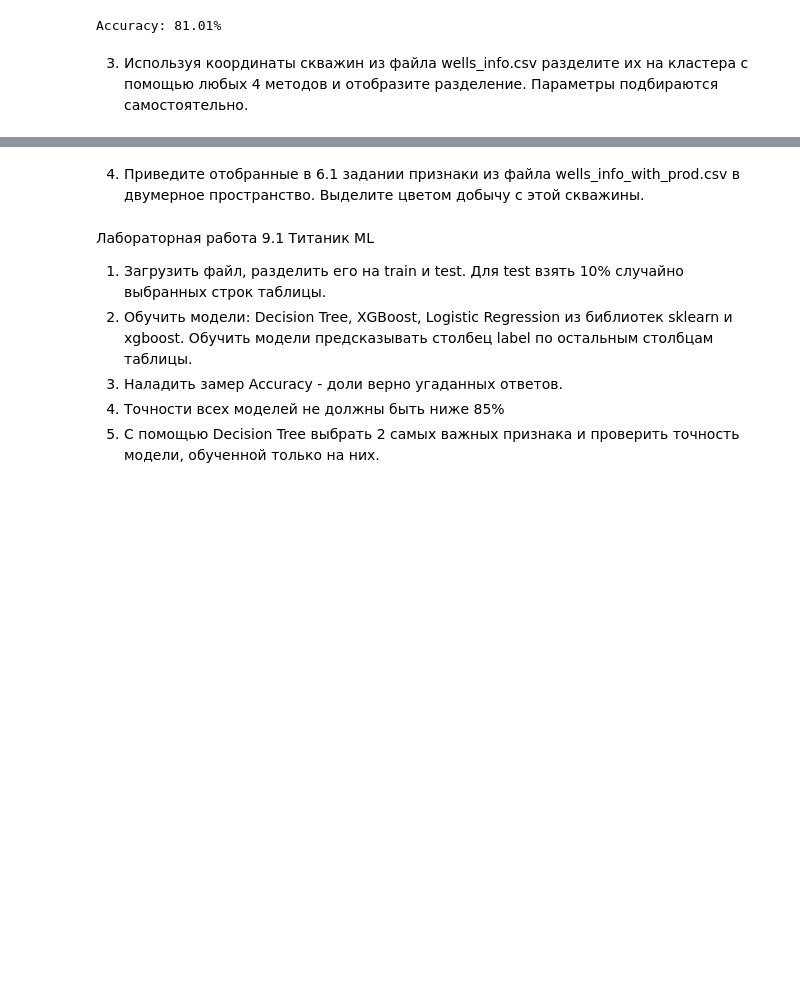
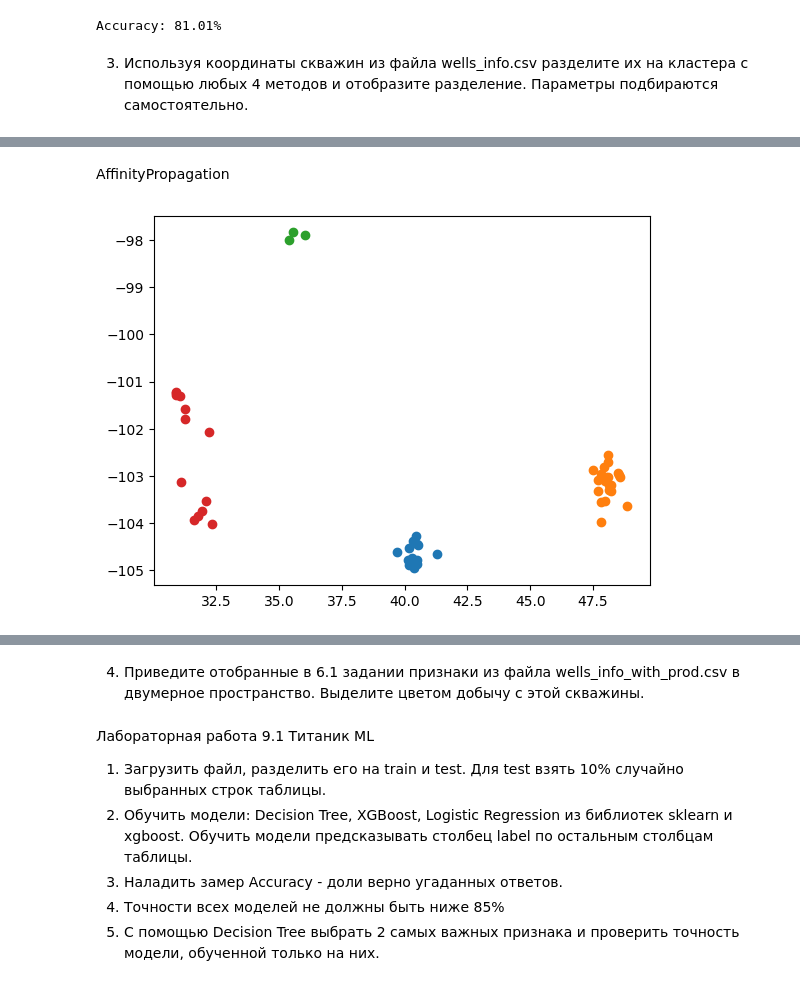
Before and after one commit to Grenka054/dPAK-2, a Jupyter notebook: 9/nineth.ipynb, the cells around one changed output, grey strips where cells are left out. Drawn from its saved outputs; the diff is of its cells as text; code cells hidden in the pictures; blank space fills up the shorter version.

```diff
--- a/9/nineth.ipynb
+++ b/9/nineth.ipynb
@@ -261,0 +297,7 @@ Accuracy: 81.01%
+# %% [markdown]
+AffinityPropagation
+# %%
+model = AffinityPropagation(damping=0.52)
+show_clasters(model, data)
+# %% [output]
+[figure, added]
```
Also changed, not shown: parts of 13 cells of this notebook, 1 other file.
